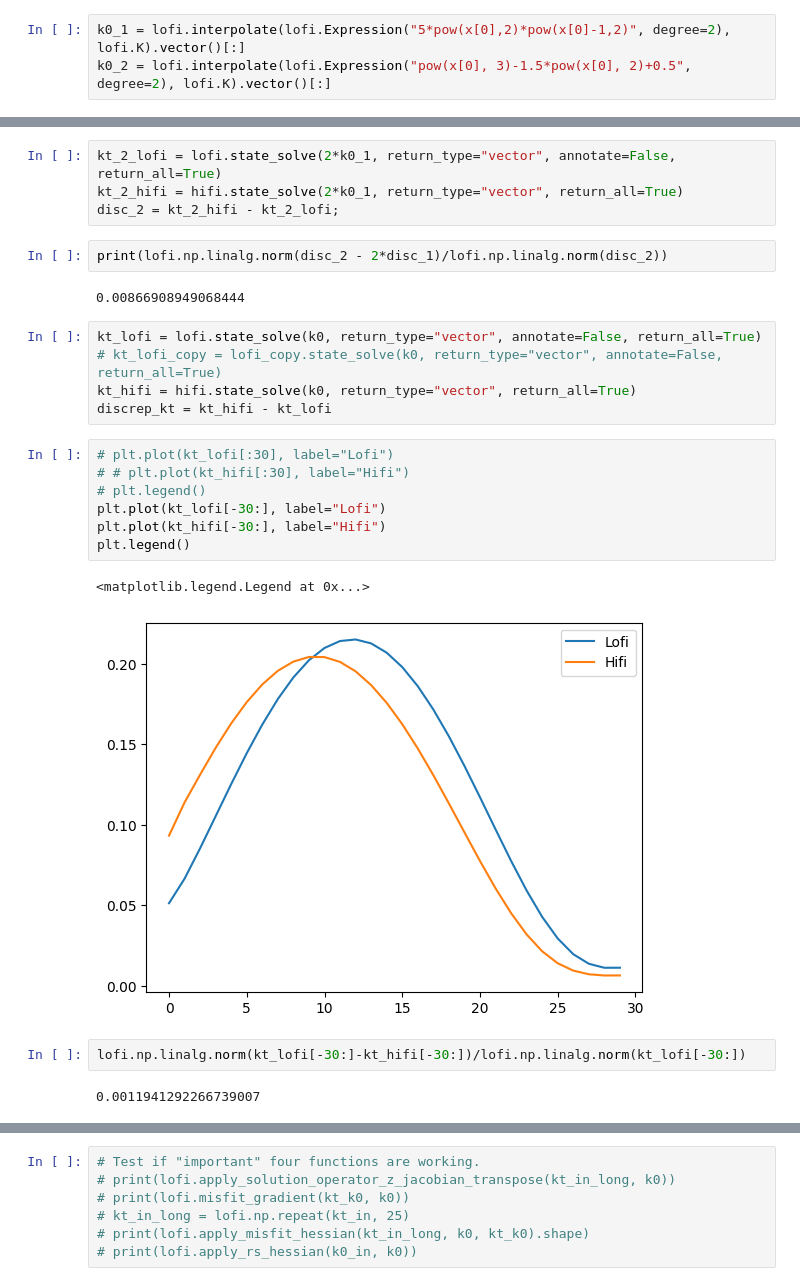
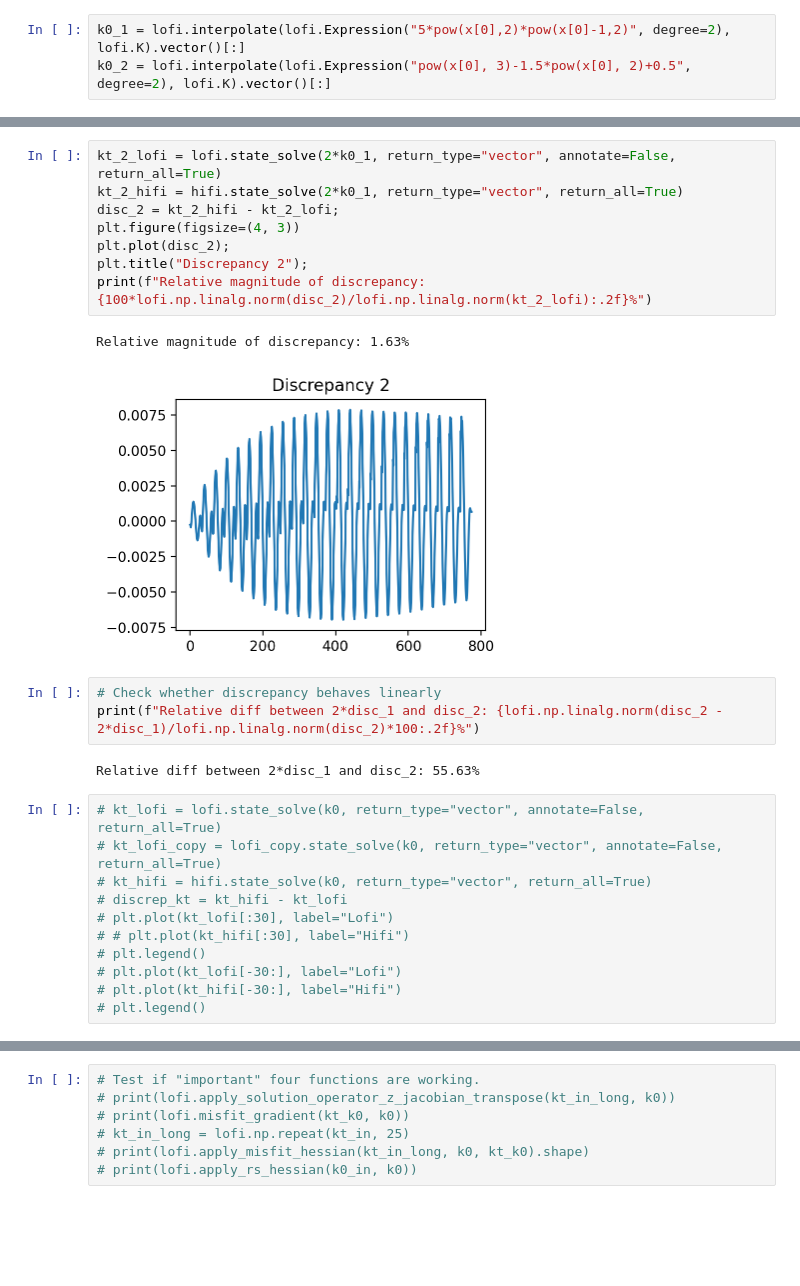
Before and after one commit to sandialabs/Sola, a Jupyter notebook: examples/Transient_Fluid_Flow_Tracer_1D/python/serverside/eval_discrepancy.ipynb, the cells around one changed output, grey strips where cells are left out. Saved outputs shown, nothing was run; the diff lists cells and outputs as text; blank space fills up the shorter version.

```diff
--- a/examples/Transient_Fluid_Flow_Tracer_1D/python/serverside/eval_discrepancy.ipynb
+++ b/examples/Transient_Fluid_Flow_Tracer_1D/python/serverside/eval_discrepancy.ipynb
@@ -133,27 +151,27 @@ plt.plot(disc_1)
 # %%
 kt_2_lofi = lofi.state_solve(2*k0_1, return_type="vector", annotate=False, return_all=True)
 kt_2_hifi = hifi.state_solve(2*k0_1, return_type="vector", return_all=True)
 disc_2 = kt_2_hifi - kt_2_lofi;
+plt.figure(figsize=(4, 3))
+plt.plot(disc_2);
+plt.title("Discrepancy 2");
+print(f"Relative magnitude of discrepancy: {100*lofi.np.linalg.norm(disc_2)/lofi.np.linalg.norm(kt_2_lofi):.2f}%")
+# %% [output]
+Relative magnitude of discrepancy: 1.63%
+[figure, added]
 # %%
-print(lofi.np.linalg.norm(disc_2 - 2*disc_1)/lofi.np.linalg.norm(disc_2))
+# Check whether discrepancy behaves linearly
+print(f"Relative diff between 2*disc_1 and disc_2: {lofi.np.linalg.norm(disc_2 - 2*disc_1)/lofi.np.linalg.norm(disc_2)*100:.2f}%")
 # %% [output]
-0.00866908949068444
+Relative diff between 2*disc_1 and disc_2: 55.63%
 # %%
-kt_lofi = lofi.state_solve(k0, return_type="vector", annotate=False, return_all=True)
+# kt_lofi = lofi.state_solve(k0, return_type="vector", annotate=False, return_all=True)
 # kt_lofi_copy = lofi_copy.state_solve(k0, return_type="vector", annotate=False, return_all=True)
-kt_hifi = hifi.state_solve(k0, return_type="vector", return_all=True)
-discrep_kt = kt_hifi - kt_lofi
+# kt_hifi = hifi.state_solve(k0, return_type="vector", return_all=True)
+# discrep_kt = kt_hifi - kt_lofi
+# plt.plot(kt_lofi[:30], label="Lofi")
+# # plt.plot(kt_hifi[:30], label="Hifi")
+# plt.legend()
+# plt.plot(kt_lofi[-30:], label="Lofi")
+# plt.plot(kt_hifi[-30:], label="Hifi")
+# plt.legend()
-# %%
-# plt.plot(kt_lofi[:30], label="Lofi")
-# # plt.plot(kt_hifi[:30], label="Hifi")
-# plt.legend()
-plt.plot(kt_lofi[-30:], label="Lofi")
-plt.plot(kt_hifi[-30:], label="Hifi")
-plt.legend()
-# %% [output]
-<matplotlib.legend.Legend at 0x...>
-[figure, removed]
-# %%
-lofi.np.linalg.norm(kt_lofi[-30:]-kt_hifi[-30:])/lofi.np.linalg.norm(kt_lofi[-30:])
-# %% [output]
-0.0011941292266739007
```
Also changed, not shown: parts of 18 cells of this notebook, 5 other files.
